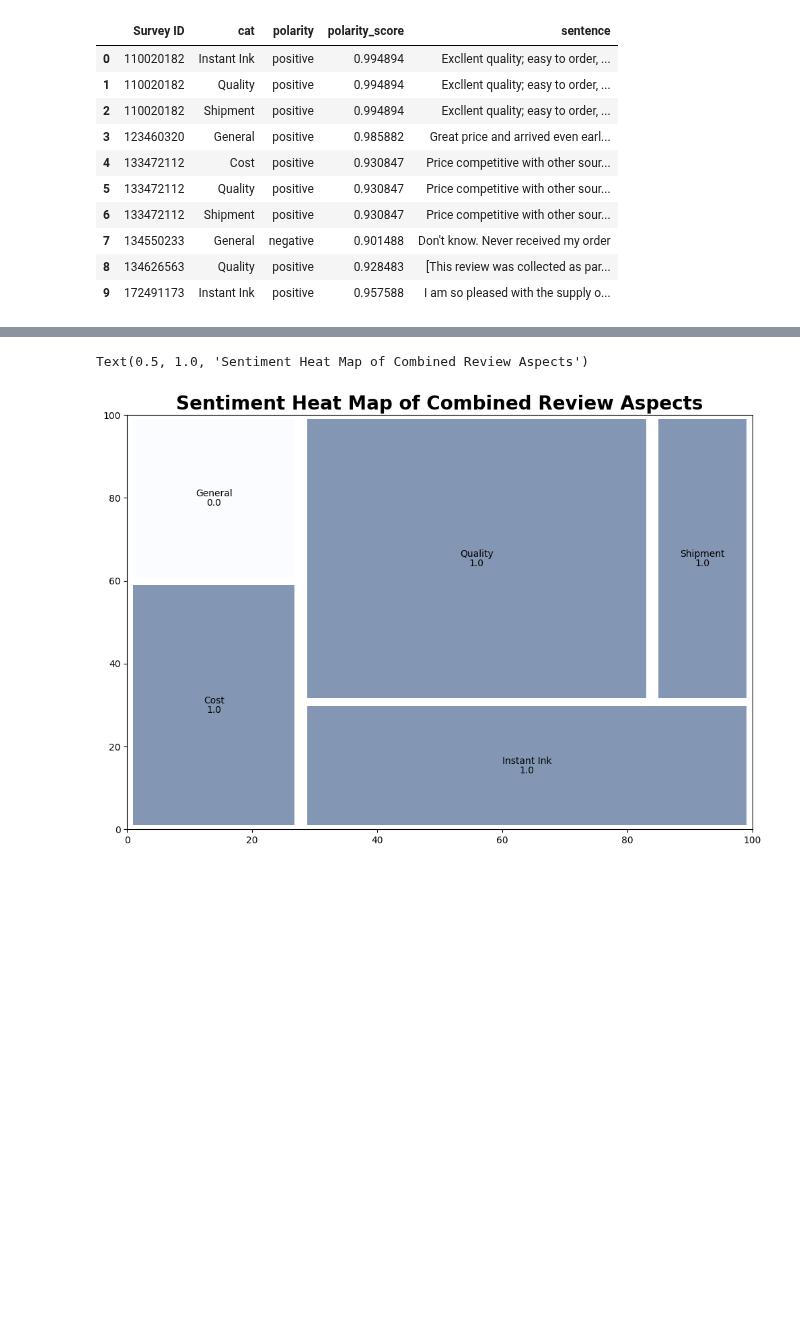
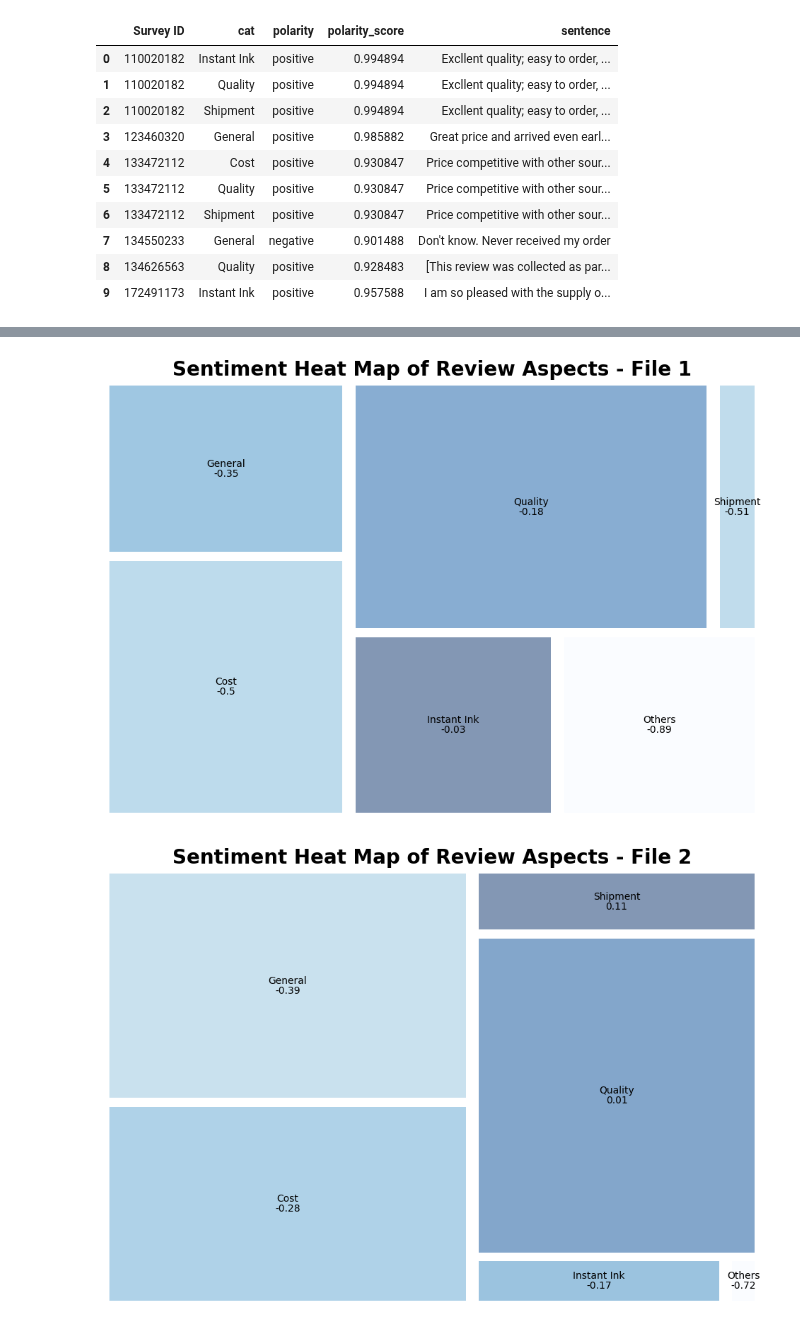
Before and after one commit to wd686/InkSightAnalyzer, a Jupyter notebook: Multi-Turn Zero-Shot ABSA.ipynb, the cells around one changed output, grey strips where cells are left out. Saved outputs shown, nothing was run; the diff lists cells and outputs as text; code cells hidden in the pictures; blank space fills up the shorter version.

```diff
--- a/Multi-Turn Zero-Shot ABSA.ipynb
+++ b/Multi-Turn Zero-Shot ABSA.ipynb
@@ -45,7 +48,7 @@ import pandas as pd
 nli = nli1
 
 # Define categories
-cats = ['Cost', 'Instant Ink', 'Others', 'Quality', 'Shipment']
+cats = ['Cost', 'Instant Ink', 'Quality', 'Services', 'Shipment']
 
 # Prepare the dataset for efficient batch processing
 reviews_dataset = Dataset.from_pandas(reviews[['Survey ID', 'Combined Text']])  # Create a Hugging Face Dataset with 'Survey ID' and 'Combined Text'
@@ -212,18 +238,41 @@ df_summary
-# %%
-import squarify
-import matplotlib
-import matplotlib.pyplot as plt
-
-norm = matplotlib.colors.Normalize(vmin=min(df_summary.sentiment), vmax=max(df_summary.sentiment))
-colors = [matplotlib.cm.Blues(norm(value)) for value in df_summary.sentiment]
-
-fig = plt.gcf()
-fig.set_size_inches(12, 8)
-
-#Use squarify to plot our data, label it and add colours. We add an alpha layer to ensure black labels show through
-# Also used color intensity to reflect the sentiment value.
-squarify.plot(label=df_summary.category,sizes=df_summary.total, value = df_summary.sentiment,color = colors, alpha=.5, pad =True)
-plt.title("Sentiment Heat Map of Combined Review Aspects",fontsize=20,fontweight="bold")
-# %% [output]
-Text(0.5, 1.0, 'Sentiment Heat Map of Combined Review Aspects')
-[figure, removed]
+# %%
+# Loop through each file, process it individually, and plot the treemap
+for i, file in enumerate(file_paths, start=1):
+    # Read each CSV file
+    df_results = pd.read_csv(file)
+
+    # Generate a summary table with cross-tabulation
+    summary = pd.crosstab(df_results['cat'], df_results['polarity'])
+
+    # Convert the summary into a DataFrame and add the category column
+    df_summary = pd.DataFrame(summary)
+    df_summary["category"] = df_summary.index
+
+    # Handle missing columns for any missing sentiment labels
+    for col in ['positive', 'negative']:
+        if col not in df_summary.columns:
+            df_summary[col] = 0
+
+    # Calculate the total number of sentiments (positive + negative) per category
+    df_summary["total"] = df_summary["positive"] + df_summary["negative"]
+
+    # Calculate the overall sentiment score for each category
+    df_summary["sentiment"] = np.round((df_summary["positive"] - df_summary["negative"]) / (df_summary["positive"] + df_summary["negative"]), 2)
+
+    # Normalize sentiment values for color intensity
+    norm = matplotlib.colors.Normalize(vmin=min(df_summary.sentiment), vmax=max(df_summary.sentiment))
+    colors = [matplotlib.cm.Blues(norm(value)) for value in df_summary.sentiment]
+
+    # Plot treemap for each summary
+    fig = plt.gcf()
+    fig.set_size_inches(12, 8)
+
+    # Plot treemap using squarify with colors based on sentiment values
+    squarify.plot(label=df_summary.category, sizes=df_summary.total, value=df_summary.sentiment, color=colors, alpha=.5, pad=True)
+
+    plt.title(f"Sentiment Heat Map of Review Aspects - File {i}", fontsize=20, fontweight="bold")
+    plt.axis('off')  # Turn off the axis for a cleaner plot
+    plt.show()
+# %% [output]
+[figure, added]
+[figure, added]
```
Also changed, not shown: parts of 4 cells of this notebook.
